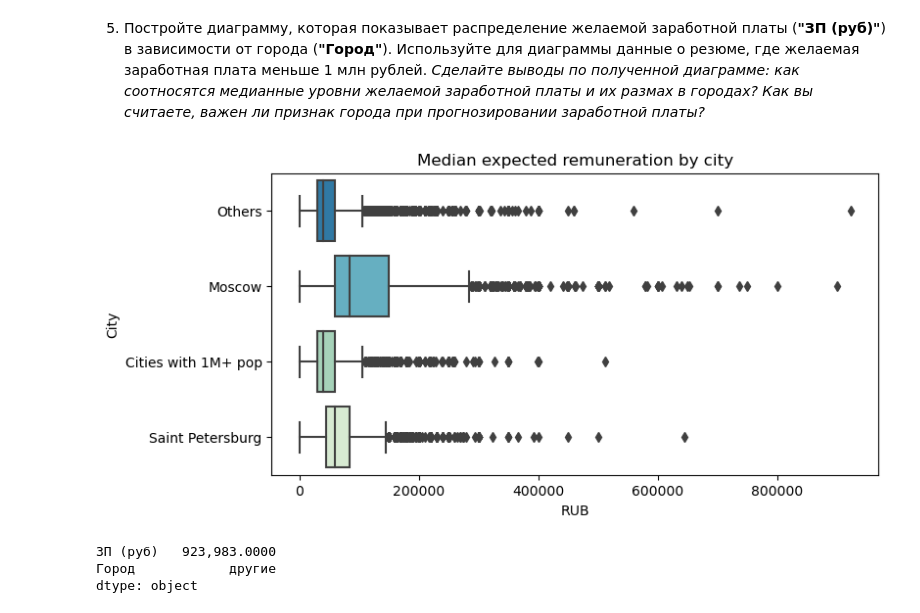
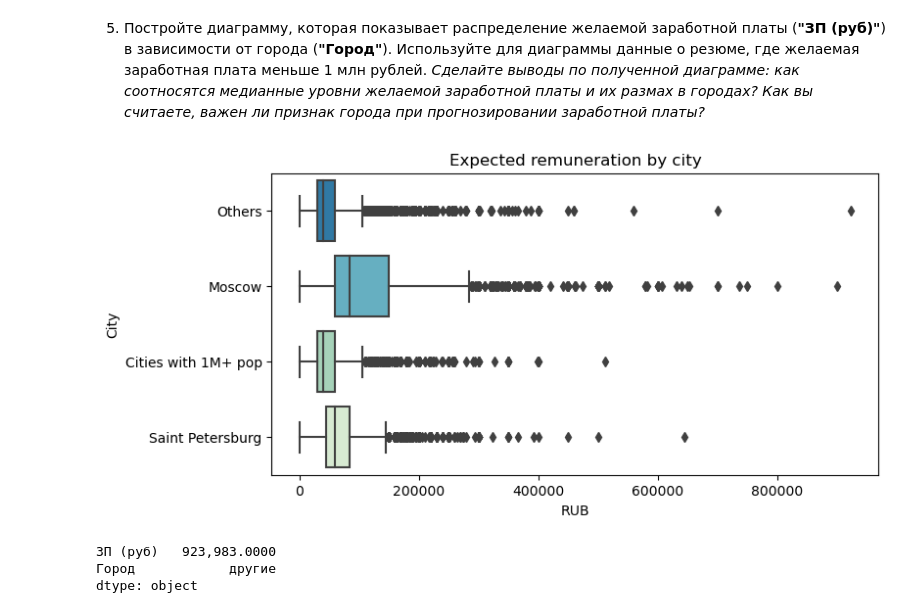
Before and after one commit to cyril-dv/dst148, a Jupyter notebook: project_1/project-1.ipynb, the cells around one changed output. Cells and saved outputs as stored; diff of their text form; code cells hidden in the pictures.

```diff
--- a/project_1/project-1.ipynb
+++ b/project_1/project-1.ipynb
@@ -493,13 +493,13 @@ sns.barplot(data=df_tmp, x=df_tmp['ЗП (руб)'], y=df_tmp['Образован
 # %%
 df_tmp = df[['ЗП (руб)', 'Город']].query("`ЗП (руб)` < 1_000_000")
 df_tmp['Город'] = df_tmp['Город'].replace({'Москва': 'Moscow', 'Санкт-Петербург': 'Saint Petersburg', 'город-миллионник': 'Cities with 1M+ pop', 'другие':'Others'})
 
 fig, ax = plt.subplots(figsize=(8, 4))
 sns.boxplot(data=df_tmp, x=df_tmp['ЗП (руб)'], y=df_tmp['Город'], palette='GnBu_r', ax=ax).set(
-    title='Median expected remuneration by city',
+    title='Expected remuneration by city',
     xlabel='RUB', ylabel='City');
 # %% [output]
-[figure, old version]
+[figure, new version]
 # %%
 df[['ЗП (руб)', 'Город']].query("`ЗП (руб)` < 1_000_000").max()
 # %% [output]
```
